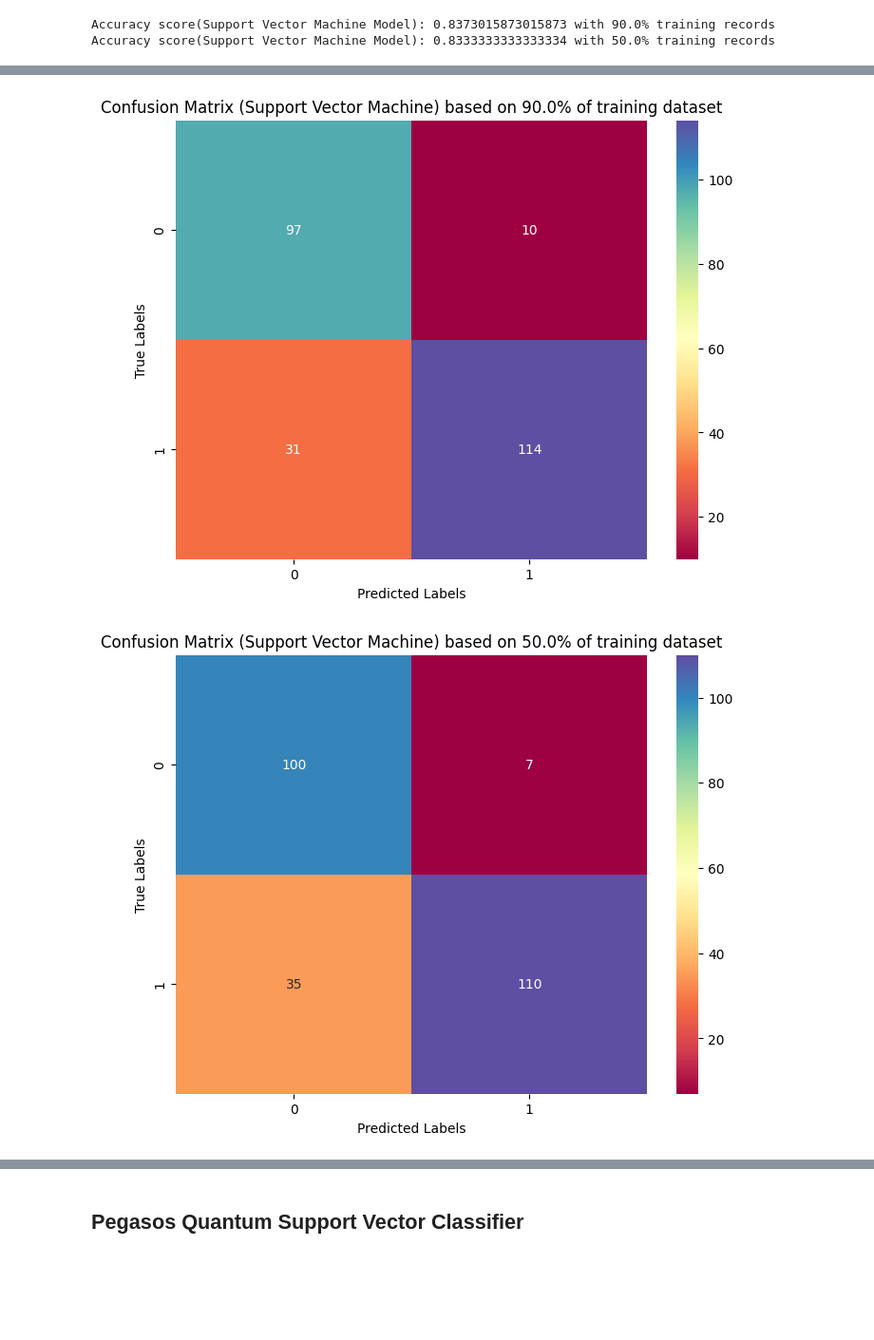
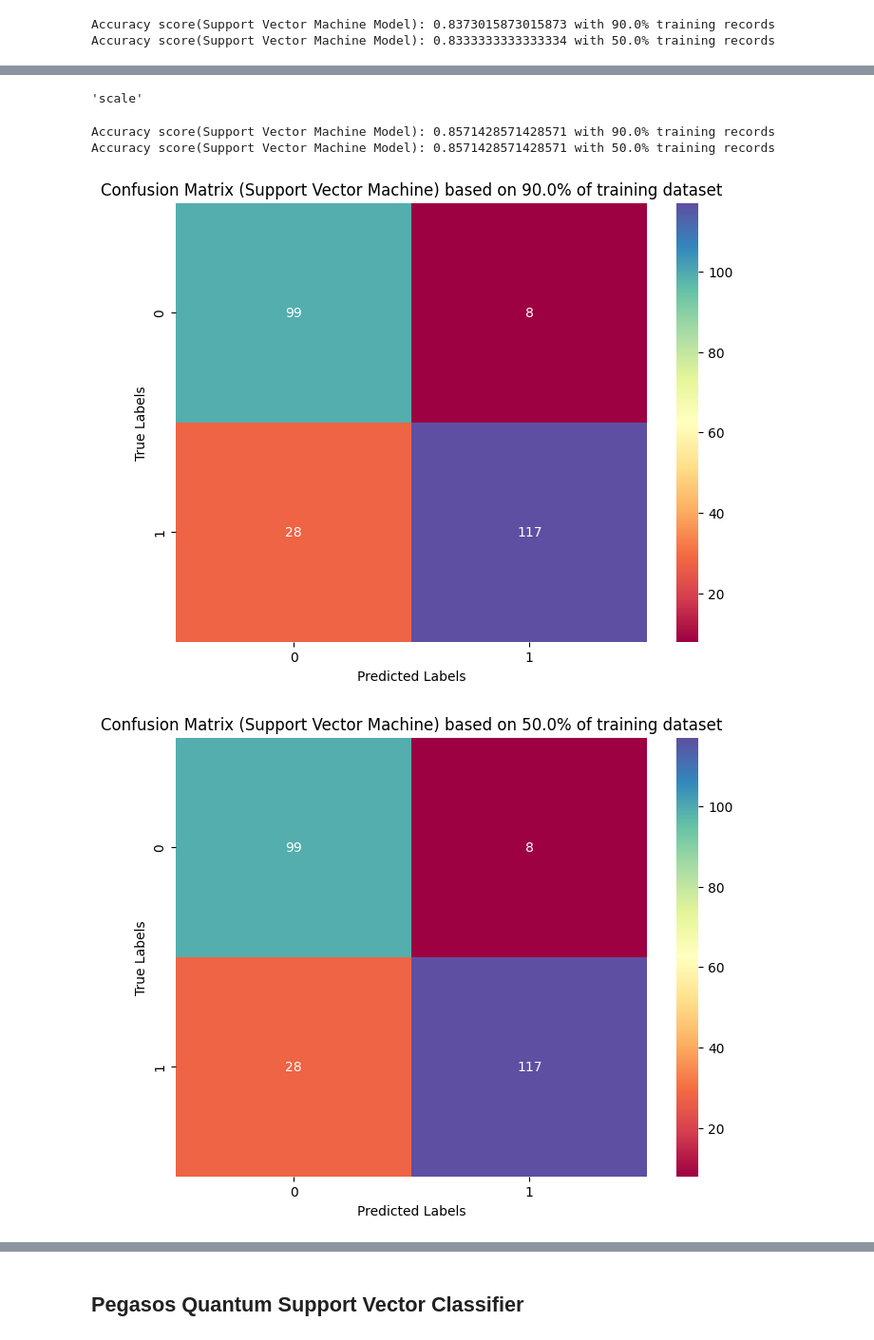
Before and after one commit to enggabhishek/glioma-prediction, a Jupyter notebook: Glioma_Brain_Cancer_Predictor.ipynb, the cells around one changed output, grey strips where cells are left out. Shown at 95% size. Drawn from its saved outputs; the diff is of its cells as text; code cells hidden in the pictures; blank space fills up the shorter version.

```diff
--- a/Glioma_Brain_Cancer_Predictor.ipynb
+++ b/Glioma_Brain_Cancer_Predictor.ipynb
@@ -416,6 +464,7 @@ for i in range(len(train_set)):
     # Compute the ROC curve and AUC
     fpr, tpr, thresholds = roc_curve(y_test, ab_pred_ls[i])
     roc_auc = auc(fpr, tpr)
+    auc_cal.append(['AdaBoost Classifier',f'{train_set[i]*100}%', roc_auc])
     # Compute the confidence interval
     std_err = np.sqrt(np.divide(tpr * (1 - tpr), y_test.size, where=(y_test.size != 0)) * (fpr + tpr))
     # Compute the confidence interval with explicit broadcasting
@@ -441,7 +490,6 @@ for i in range(len(train_set)):
 ## Support Vector Classifier
 # %%
 #=====================Support Vector Classifier Model with different training sets=====================
-svm_pred_ls = []
 for elm in train_set:
     clf_SVM = SVC(kernel='sigmoid', probability=True, C = 10, gamma='auto')
     X_t, dummy_x, y_t, dummy_y = train_test_split(X_train, y_train, train_size=elm, random_state=42)
@@ -450,20 +498,20 @@ for elm in train_set:
 
     # Making predictions on the testing data
     y_pred_SVM = clf_SVM.predict(X_test)
-    svm_pred_ls.append(y_pred_SVM)
-
-    y_pred_proba = clf_SVM.predict_proba(X_test)  # Predicting probabilities for log loss calculation
-
-    # Calculating log loss (cost function)
-    loss = log_loss(y_test, y_pred_proba)
-    log_losses.append(['Support Vector Classifier', f'{elm * 100}%', loss])
-
 
     # Evaluating the accuracy of the model
     accuracy = accuracy_score(y_test, y_pred_SVM)
-    accuracies.append(['Support Vector Classifier',f'{elm*100}%', accuracy])
 
     print(f'Accuracy score(Support Vector Machine Model): {accuracy} with {elm*100}% training records')
 # %% [output]
 Accuracy score(Support Vector Machine Model): 0.8373015873015873 with 90.0% training records
 Accuracy score(Support Vector Machine Model): 0.8333333333333334 with 50.0% training records
+# %%
+param_grid = {
+    'C': [0.1, 1, 10, 100],  # Regularization parameter
+    'kernel': ['linear', 'rbf', 'poly', 'sigmoid'],  # Kernel type
+    'gamma': ['scale', 'auto', 0.001, 0.01, 0.1, 1],  # Kernel coefficient
+}
+grid_search = GridSearchCV(estimator=clf_SVM, param_grid=param_grid, cv=5, n_jobs=-1)
+grid_search.fit(X_train, y_train)
+best_params = grid_search.best_params_
@@ -470,19 +522,44 @@ Accuracy score(Support Vector Machine Model): 0.8333333333333334 with 50.0% trai
+# %%
+best_params['gamma']
+# %% [output]
+'scale'
+# %%
+#=====================Support Vector Classifier Model after Hyper Tuning=====================
+for elm in train_set:
+    clf_SVM = SVC(kernel='linear', probability=True, C = best_params['C'], gamma=best_params['gamma'])
+    X_t, dummy_x, y_t, dummy_y = train_test_split(X_train, y_train, train_size=elm, random_state=42)
+    # Fitting the classifier to the training data
+    clf_SVM.fit(X_t, y_t)
+
+    # Making predictions on the testing data
+    y_pred_SVM = clf_SVM.predict(X_test)
+    svm_pred_ls.append(y_pred_SVM)
+
+    # Evaluating the accuracy of the model
+    accuracy = accuracy_score(y_test, y_pred_SVM)
+    accuracies.append(['Support Vector Classifier',f'{elm*100}%', accuracy])
+
+    print(f'Accuracy score(Support Vector Machine Model): {accuracy} with {elm*100}% training records')
+# %% [output]
+Accuracy score(Support Vector Machine Model): 0.8571428571428571 with 90.0% training records
+Accuracy score(Support Vector Machine Model): 0.8571428571428571 with 50.0% training records
 # %%
 #=======================Calculate the confusion matrix for Support Vector Machine Model====================================
 for i in range(len(train_set)):
     # Calculate the confusion matrix
     cm = confusion_matrix(y_test, svm_pred_ls[i])
+    cm_cal.append(['Support Vector Classifier',f'{train_set[i]*100}%', cm])
     # Create a heatmap of the confusion matrix
     plt.figure(figsize=(8, 6))
     sns.heatmap(cm, annot=True, fmt='d', cmap='Spectral')
     plt.xlabel('Predicted Labels')
     plt.ylabel('True Labels')
     plt.title(f'Confusion Matrix (Support Vector Machine) based on {train_set[i]*100}% of training dataset')
     plt.show()
 #==========================================================================================================================
 # %% [output]
-[figure, old version]
+[figure, new version]
-[figure, old version]
+[figure, new version]
 # %%
 #=================Plotting ROC curve based on Suport Vector Machine====================(By Abhishek)
 for i in range(len(train_set)):
```
Also changed, not shown: parts of 30 cells of this notebook, 3 other files.
